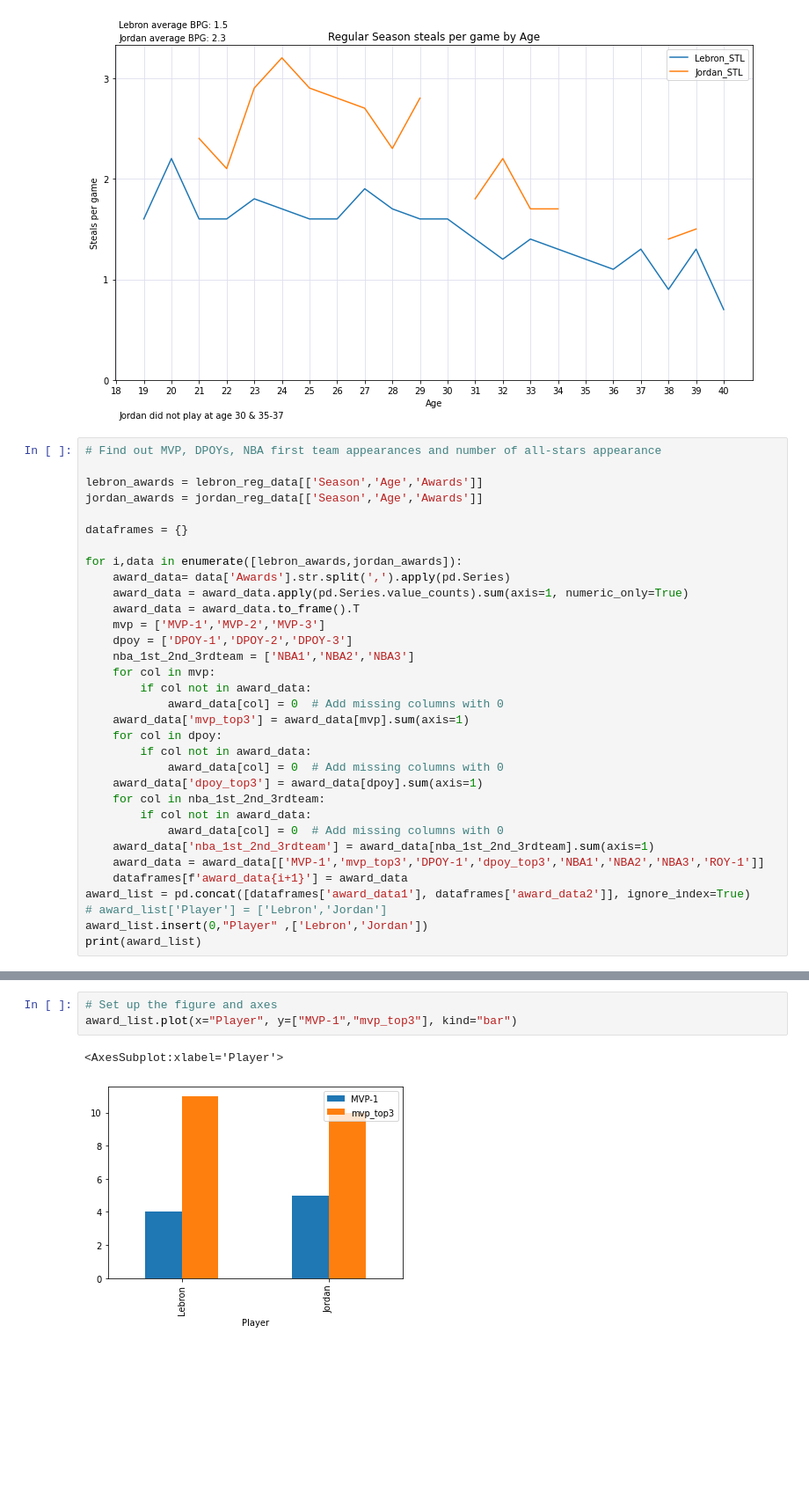
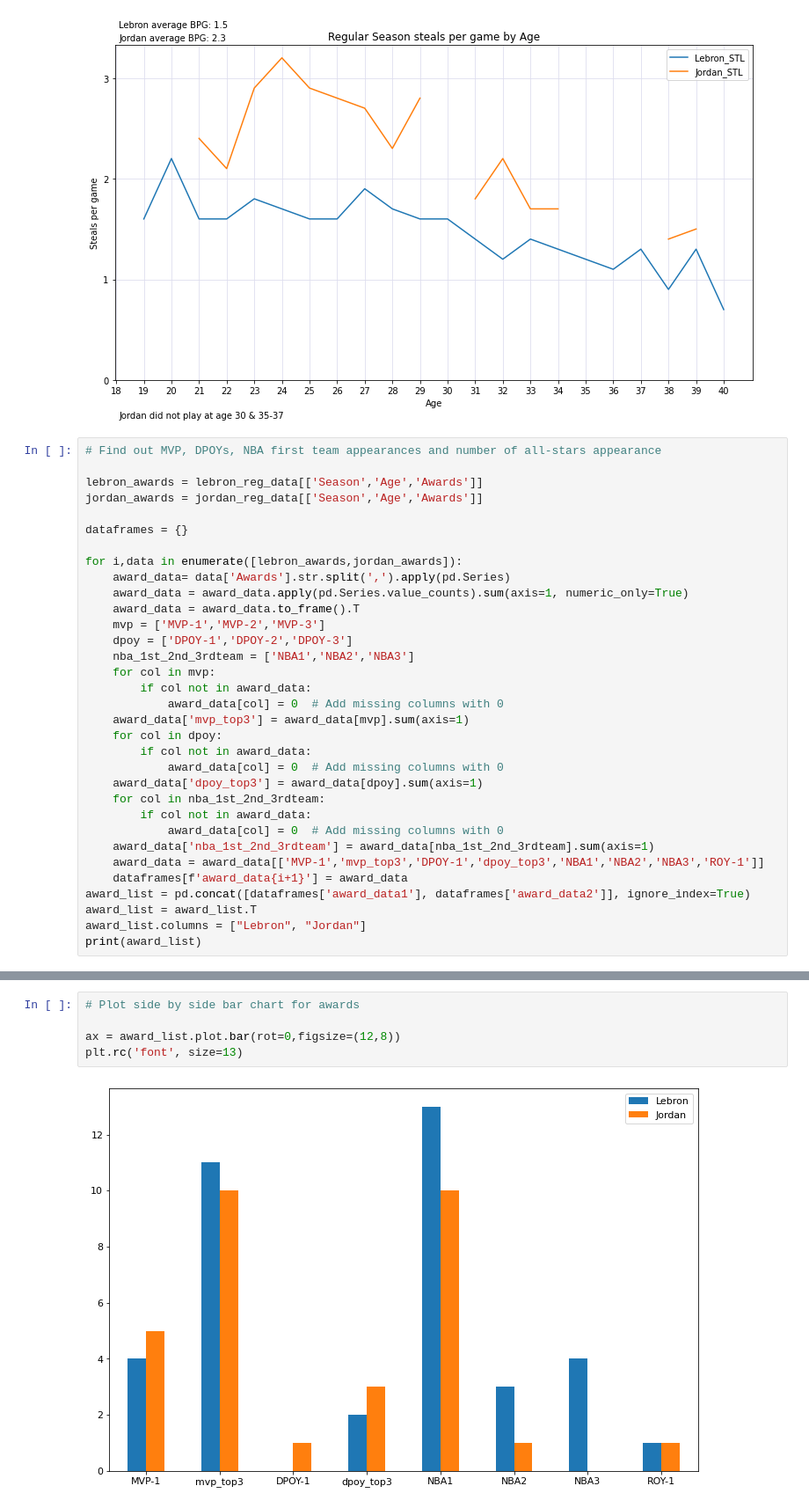
Before and after one commit to gohsoonhao/therealGOAT, a Jupyter notebook: theREALGOAT.ipynb, the cells around one changed output, grey strips where cells are left out. Shown at 88% size. Saved outputs shown, nothing was run; the diff lists cells and outputs as text; blank space fills up the shorter version.

Commit message:
Plot side-by-side chart

```diff
--- a/theREALGOAT.ipynb
+++ b/theREALGOAT.ipynb
@@ -179,7 +179,7 @@ for i,data in enumerate([lebron_awards,jordan_awards]):
     award_data = award_data[['MVP-1','mvp_top3','DPOY-1','dpoy_top3','NBA1','NBA2','NBA3','ROY-1']]
     dataframes[f'award_data{i+1}'] = award_data
 award_list = pd.concat([dataframes['award_data1'], dataframes['award_data2']], ignore_index=True)
-# award_list['Player'] = ['Lebron','Jordan']
-award_list.insert(0,"Player" ,['Lebron','Jordan'])
+award_list = award_list.T
+award_list.columns = ["Lebron", "Jordan"]
 print(award_list)
 # %% [output]
@@ -189,6 +195,7 @@ print(award_list)
-# %%
-# Set up the figure and axes
-award_list.plot(x="Player", y=["MVP-1","mvp_top3"], kind="bar")
-# %% [output]
-<AxesSubplot:xlabel='Player'>
-[figure, removed]
+# %%
+# Plot side by side bar chart for awards
+
+ax = award_list.plot.bar(rot=0,figsize=(12,8))
+plt.rc('font', size=13)
+# %% [output]
+[figure, added]
```
Also changed, not shown: parts of 1 cell of this notebook.
